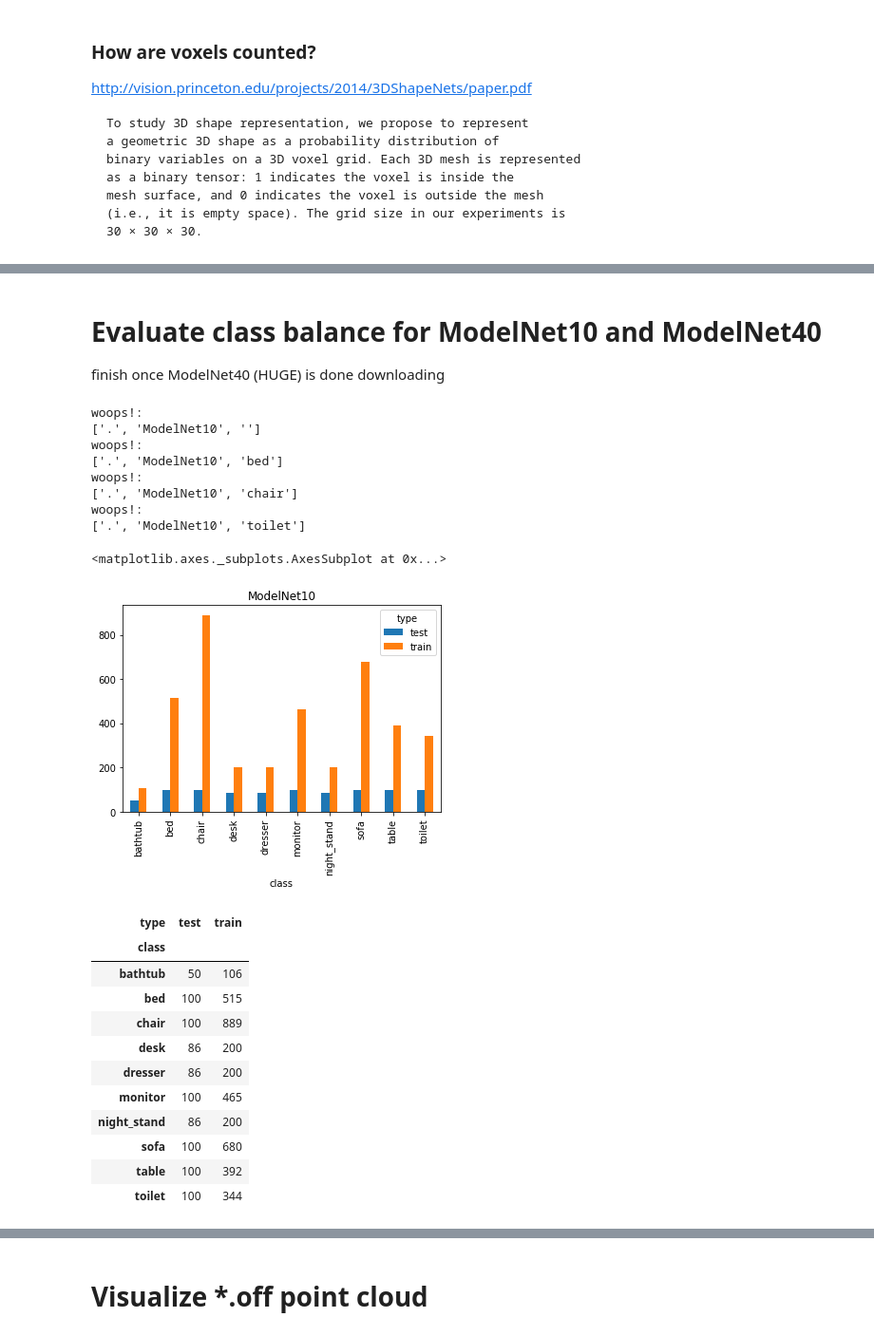
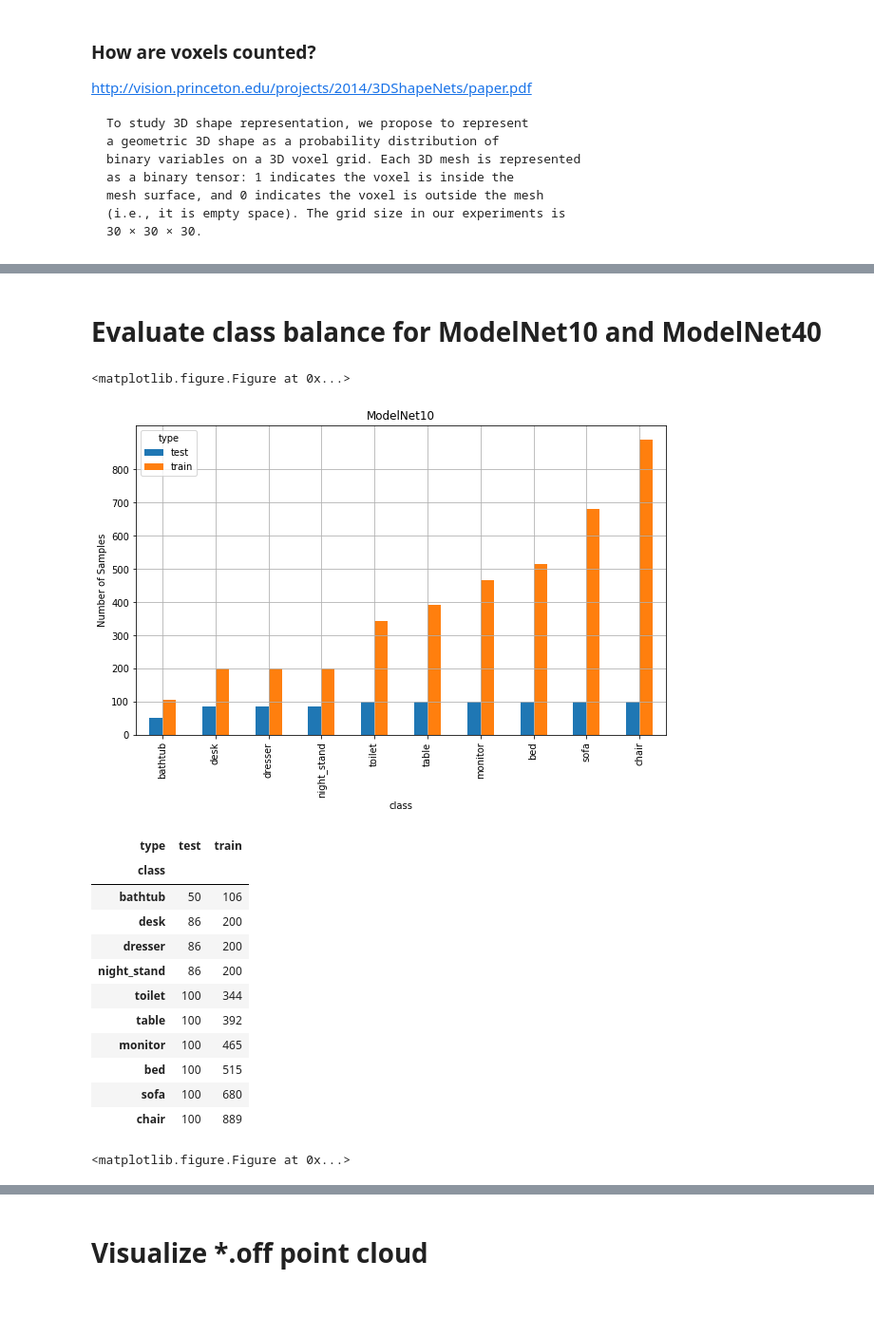
Before and after one commit to Ryanglambert/3d_model_retriever, a Jupyter notebook: EDA.ipynb, the cells around one changed output, grey strips where cells are left out. Shown: that part at 95% size. Drawn from its saved outputs; the diff is of its cells as text; code cells hidden in the pictures; blank space fills up the shorter version.

```diff
--- a/EDA.ipynb
+++ b/EDA.ipynb
@@ -59,38 +62,2 @@ array([[-0.5, -0.5,  0.5],
 # %% [markdown]
 # Evaluate class balance for ModelNet10 and ModelNet40
-
-finish once ModelNet40 (HUGE) is done downloading
-# %%
-from count_files import make_file_description_data_frame
-
-df = make_file_description_data_frame()
-# %% [output]
-woops!:
-['.', 'ModelNet10', '']
-woops!:
-['.', 'ModelNet10', 'bed']
-woops!:
-['.', 'ModelNet10', 'chair']
-woops!:
-['.', 'ModelNet10', 'toilet']
-# %%
-a = df.groupby(['class', 'type'])['type'].count()
-a.unstack().plot(kind='bar', title='ModelNet10')
-# %% [output]
-<matplotlib.axes._subplots.AxesSubplot at 0x...>
-[figure, removed]
-# %%
-a.unstack()
-# %% [output]
-| type | test | train |
-| class |  |  |
-| bathtub | 50 | 106 |
-| bed | 100 | 515 |
-| chair | 100 | 889 |
-| desk | 86 | 200 |
-| dresser | 86 | 200 |
-| monitor | 100 | 465 |
-| night_stand | 86 | 200 |
-| sofa | 100 | 680 |
-| table | 100 | 392 |
-| toilet | 100 | 344 |
@@ -98,0 +64,27 @@ a.to_clipboard()
+# %%
+import matplotlib.pyplot as plt
+%matplotlib inline
+from count_files import (make_file_description_data_frame,
+                         plot_class_balance)
+
+df = make_file_description_data_frame('./ModelNet10/', show_missed=False)
+plot_class_balance(df, 'ModelNet10')
+
+df = make_file_description_data_frame('./ModelNet40/', show_missed=False)
+plot_class_balance(df, 'ModelNet40')
+# %% [output]
+<matplotlib.figure.Figure at 0x...>
+[figure, added]
+| type | test | train |
+| class |  |  |
+| bathtub | 50 | 106 |
+| desk | 86 | 200 |
+| dresser | 86 | 200 |
+| night_stand | 86 | 200 |
+| toilet | 100 | 344 |
+| table | 100 | 392 |
+| monitor | 100 | 465 |
+| bed | 100 | 515 |
+| sofa | 100 | 680 |
+| chair | 100 | 889 |
+<matplotlib.figure.Figure at 0x...>
```
Also changed, not shown: parts of 8 cells of this notebook, 1 other file.
